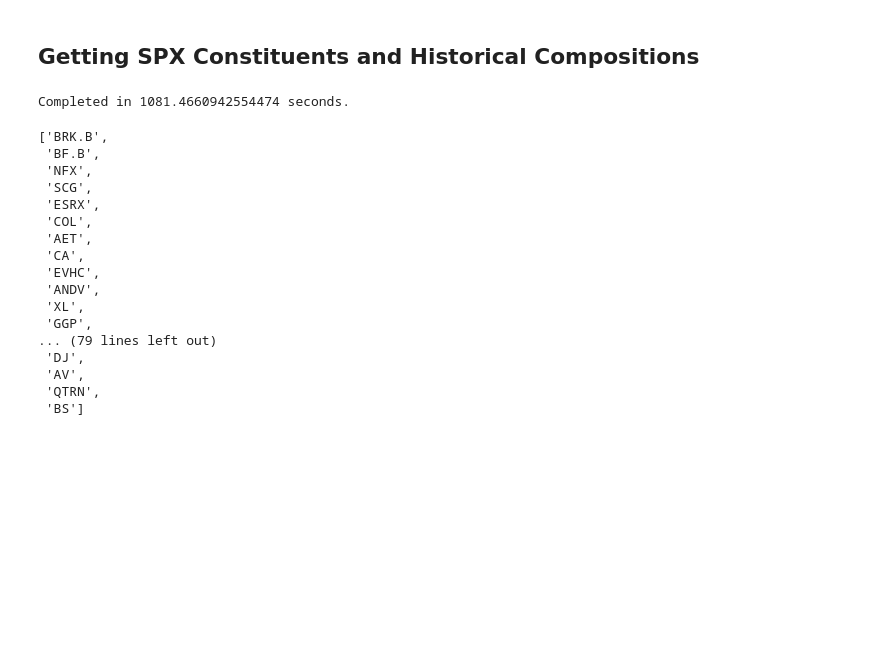
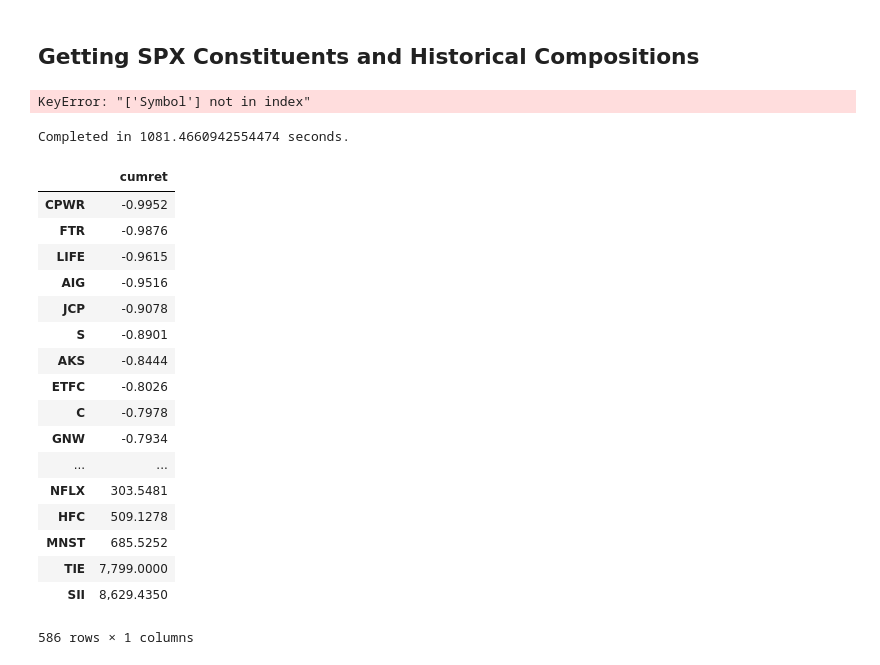
Before and after one commit to auto-d1dact/Trading, a Jupyter notebook: Notebooks/SPX Historical - Constituent Level.ipynb, the cells around one changed output. Drawn from its saved outputs; the diff is of its cells as text; code cells hidden in the pictures; blank space fills up the shorter version.

```diff
--- a/Notebooks/SPX Historical - Constituent Level.ipynb
+++ b/Notebooks/SPX Historical - Constituent Level.ipynb
@@ -49,12 +49,18 @@ changes = soup.select('table[class="wikitable sortable"]')[1]
 
 sp_dict = {}
 sp_headers = []
+sp_exchange_dict = {}
+
 for row in sp_const.find_all('th'):
     sp_headers.append(row.text.strip())
     sp_dict[row.text.strip()] = []
 
-for row in sp_const.find_all('tr'):
+for row in sp_const.find_all('tr')[1:]:
     for i, col in enumerate(row.find_all('td')):
+        if i == 0:
+            url = col.find('a', href=True)['href']
+            sp_exchange_dict[col.text.strip()] = [url[:url.find('.com') + len('.com')]]
+
         col_header = sp_headers[i]
         curr_val = col.text.strip()
         if 'Date' in col_header:
@@ -63,9 +69,11 @@ for row in sp_const.find_all('tr'):
             except:
                 curr_val = np.nan
         sp_dict[col_header].append(curr_val)
-
+urls = pd.DataFrame(sp_exchange_dict).T
+urls.columns = ['URL']
 sp_const = pd.DataFrame(sp_dict).set_index('Symbol')
 sp_const = sp_const[['Security','Date first added','Founded','GICS Sector','GICS Sub Industry']]
+sp_const = pd.concat([sp_const,urls], axis = 1)
 
 changes_headers = ['Date','Ticker_Added','Security_Added',
                    'Ticker_Removed']
@@ -118,6 +126,8 @@ for change_date in changes.Date.drop_duplicates():
 
 
 all_sp500_names = pd.concat(list(sp_500_hist.values())).reset_index()[['Symbol','Security']].drop_duplicates()
+# %% [output]
+KeyError: "['Symbol'] not in index"
 # %%
 prices_dfs = []
 profiles_dfs = []
@@ -174,23 +184,26 @@ for k,v in sp_500_hist.items():
 
 pd.concat(spx_const_dfs_lst, axis = 0).to_sql('histComponents', con = sp_const_engine,
                                               if_exists='replace', index_label = 'Symbol')
-# %%
-failed_prices
-# %% [output]
-['BRK.B',
- 'BF.B',
- 'NFX',
- 'SCG',
- 'ESRX',
- 'COL',
- 'AET',
- 'CA',
- 'EVHC',
- 'ANDV',
- 'XL',
- 'GGP',
-... (79 lines left out)
- 'DJ',
- 'AV',
- 'QTRN',
- 'BS']
+# %%
+cum_returns = (sp_prices.pct_change() + 1).cumprod(axis = 0).tail(1).T - 1
+cum_returns.columns = ['cumret']
+cum_returns.dropna().sort_values('cumret')
+# %% [output]
+|  | cumret |
+| CPWR | -0.9952 |
+| FTR | -0.9876 |
+| LIFE | -0.9615 |
+| AIG | -0.9516 |
+| JCP | -0.9078 |
+| S | -0.8901 |
+| AKS | -0.8444 |
+| ETFC | -0.8026 |
+| C | -0.7978 |
+| GNW | -0.7934 |
+| ... | ... |
+| NFLX | 303.5481 |
+| HFC | 509.1278 |
+| MNST | 685.5252 |
+| TIE | 7,799.0000 |
+| SII | 8,629.4350 |
+586 rows × 1 columns
```
Also changed, not shown: parts of 7 cells of this notebook.
